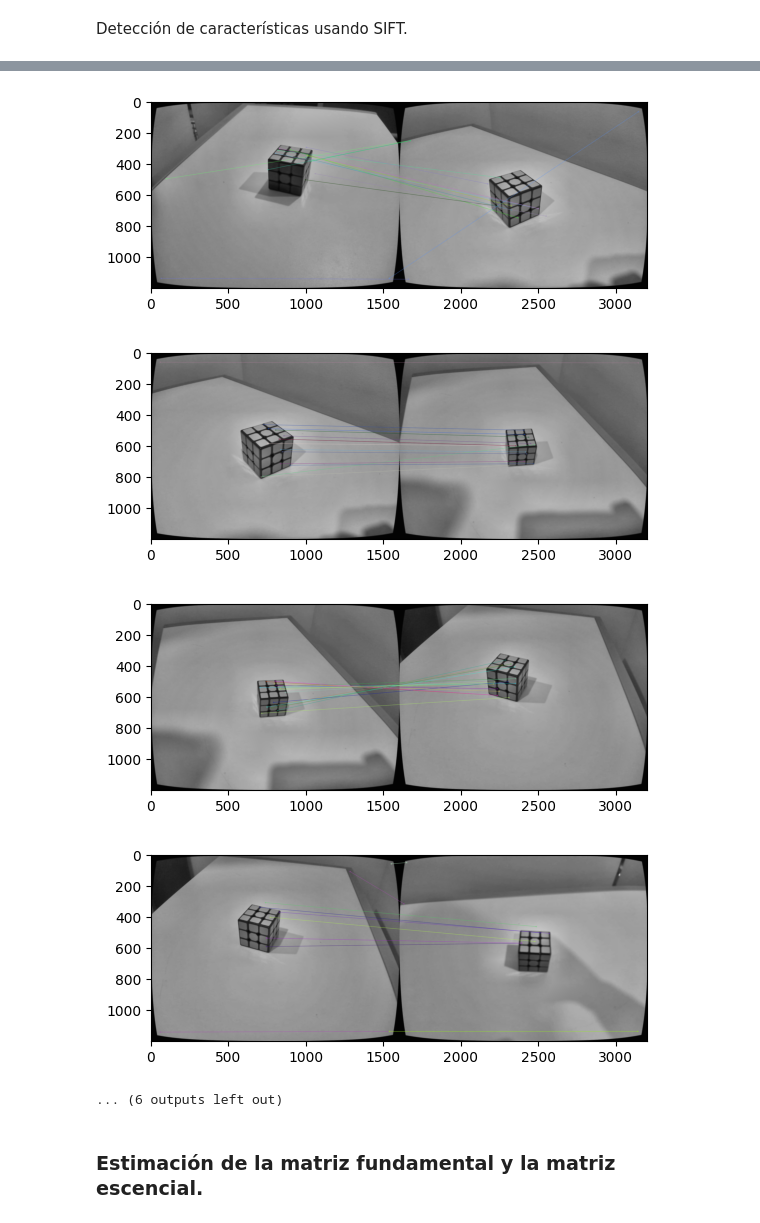
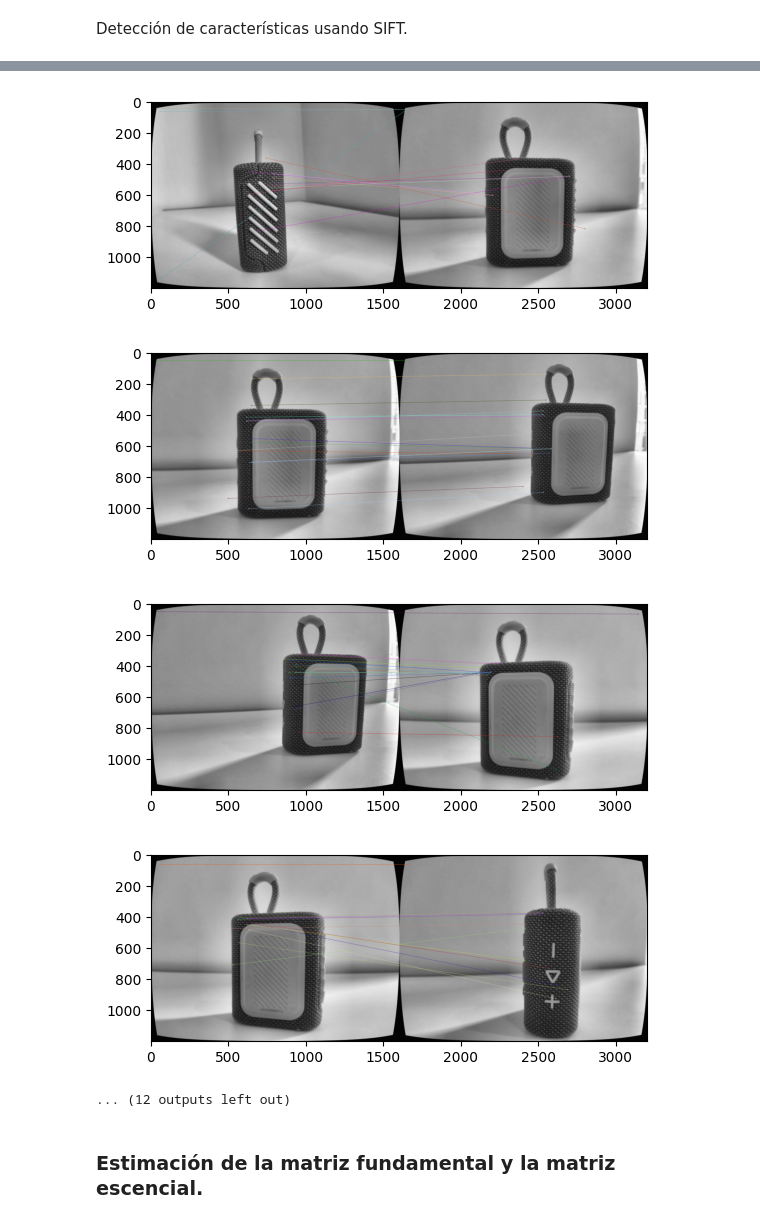
Before and after one commit to bl8dyg1rl/Vision_por_computadora_-taller1-, a Jupyter notebook: Reconstruccion3D_Vision.ipynb, the cells around one changed output, grey strips where cells are left out. Saved outputs shown, nothing was run; the diff lists cells and outputs as text; code cells hidden in the pictures.

```diff
--- a/Reconstruccion3D_Vision.ipynb
+++ b/Reconstruccion3D_Vision.ipynb
@@ -93,9 +99,8 @@ dist = calib_data["dist"]
 # %% [markdown]
 ### Pre-procesamiento de imágenes, Detección de Características y Emparejamiento.
 # %%
-#Cargar las imagenes del cubo
-#cubo = glob.glob('cubo/*.jpeg')
-cubo = glob.glob('cubo2/*.jpeg')
+#Cargar las imagenes del parlante
+parlante = glob.glob('parlante/*.jpeg')
 # %% [markdown]
 Detección de características usando SIFT.
 # %%
@@ -106,7 +111,7 @@ keypoints_list = []
 descriptors_list = []
 loaded_images = []
 # %%
-for image in cubo:
+for image in parlante:
     print(image)
     img = cv.imread(image)
     h, w = img.shape[:2]
@@ -201,7 +205,7 @@ cubo2/WhatsApp Image 2025-02-23 at 10.33.30 PM (3).jpeg
-[figure, old version]
+[figure, new version]
-[figure, old version]
+[figure, new version]
-[figure, old version]
+[figure, new version]
-[figure, old version]
+[figure, new version]
-... (6 outputs left out)
+... (12 outputs left out)
 # %% [markdown]
 ### Estimación de la matriz fundamental y la matriz escencial.
```
Also changed, not shown: parts of 18 cells of this notebook.
